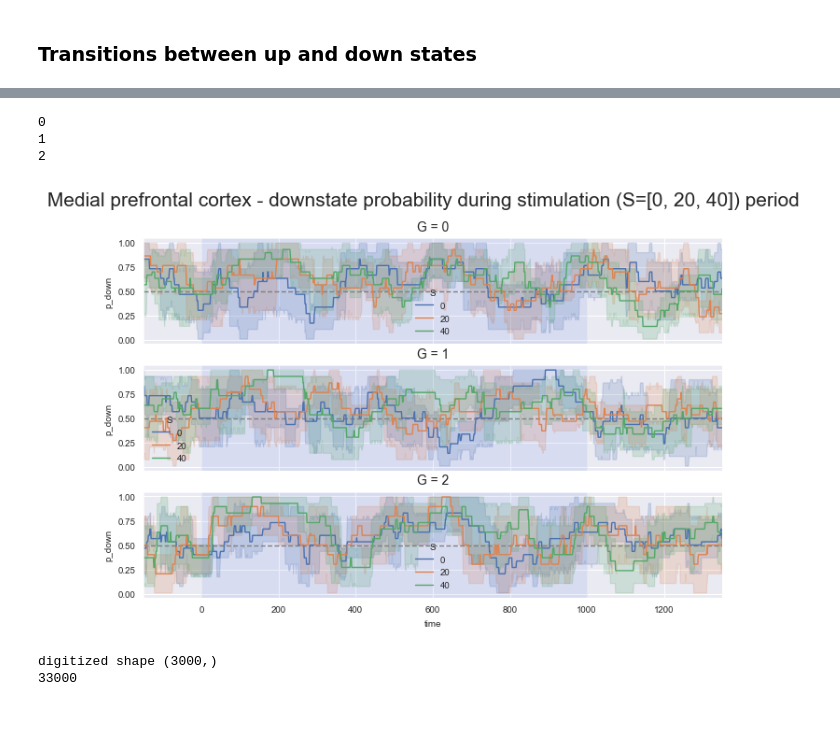
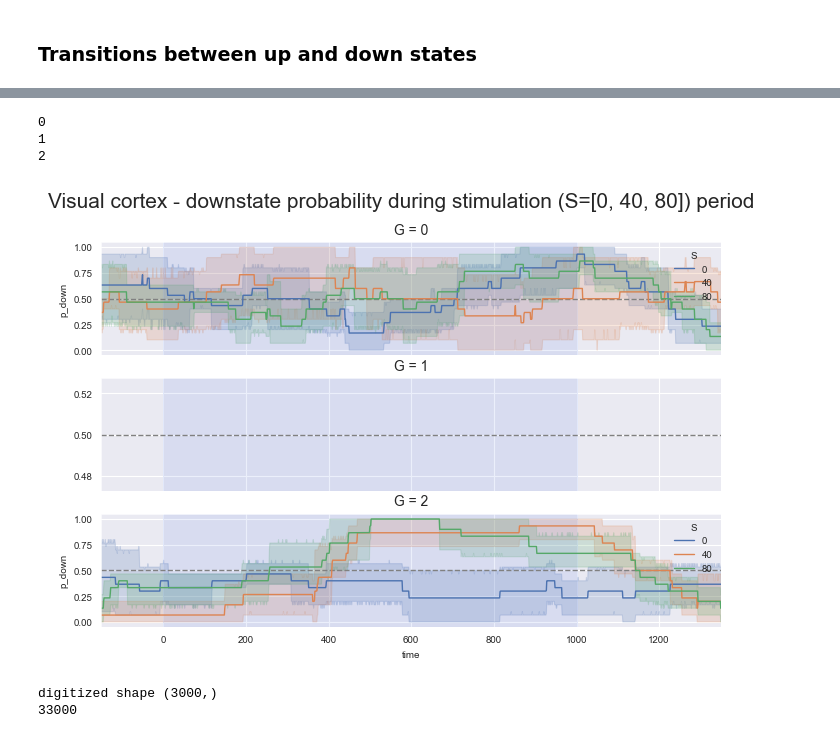
Before and after one commit to rosagross/SerotoninModelling, a Jupyter notebook: Analysis/Plotting Results.ipynb, the cells around one changed output, grey strips where cells are left out. Saved outputs shown, nothing was run; the diff lists cells and outputs as text; code cells hidden in the pictures.

Commit message:
Plots

```diff
--- a/Analysis/Plotting Results.ipynb
+++ b/Analysis/Plotting Results.ipynb
@@ -4,7 +4,8 @@ import numpy as np
 import re
 import os
 import matplotlib.pyplot as plt
-output_dir = os.path.abspath(os.path.join(os.path.dirname(os.getcwd()), 'data/firing_rates'))
+output_dir = os.path.abspath(os.path.join(os.path.dirname(os.getcwd()), 'data', 'firing_rates'))
+atlas_dir = os.path.abspath(os.path.join(os.path.dirname(os.getcwd()), 'Analysis', 'atlas_data'))
 import ssm
 from ssm.plots import gradient_cmap
 import yaml
@@ -1169,11 +1287,9 @@ plot_compare_stimTarget(filename_E, filename_I, 'Amygdala', G_params, S_params,
 ### Transitions between up and down states
 # %%
 # compute the transitions (p state change and p down/up)
-region = [2]
+region = [13]
 window_duration = 3000
 pre_stim = 1000
-sessions = [0] #np.arange(0, 5, 1)
-extra = 'NewDRN_C'
-mean_transition_windows = compute_transitions([0, 2], [0, 100, 200], region, window_duration, pre_stim, sessions=sessions, extra=extra)
+sessions = np.arange(0, 5, 1)
+extra = 'RateAdj1'
+mean_transition_windows = compute_transitions([0,1,2], [0, 40, 80], region, window_duration, pre_stim, sessions=sessions, extra=extra)
-# %%
-mean_transition_windows = mean_transition_windows[mean_transition_windows['session']==1]
@@ -1194,11 +1296,11 @@ mean_transition_windows = mean_transition_windows[mean_transition_windows['sessi
 # %%
 # plot the probablility of a down state in a certain region
-plot_downstate_prob(mean_transition_windows, S=[0, 20, 40], G_params=[0,1,2], region=region[0], savefig=True, fileout=extra)
+plot_downstate_prob(mean_transition_windows, S=[0, 40, 80], G_params=[0,1,2], region=region[0], savefig=True, fileout=extra)
 # %% [output]
 0
 1
 2
-[figure, old version]
+[figure, new version]
 # %%
 bin_size = 50
 S = 160
```
Also changed, not shown: parts of 35 cells of this notebook, 21 other files.
